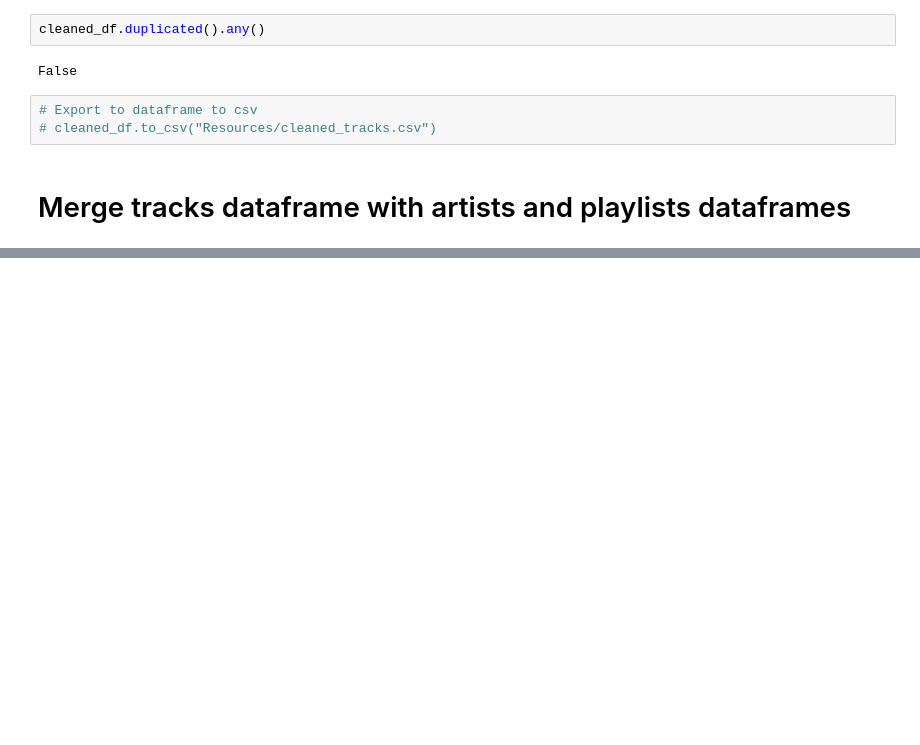
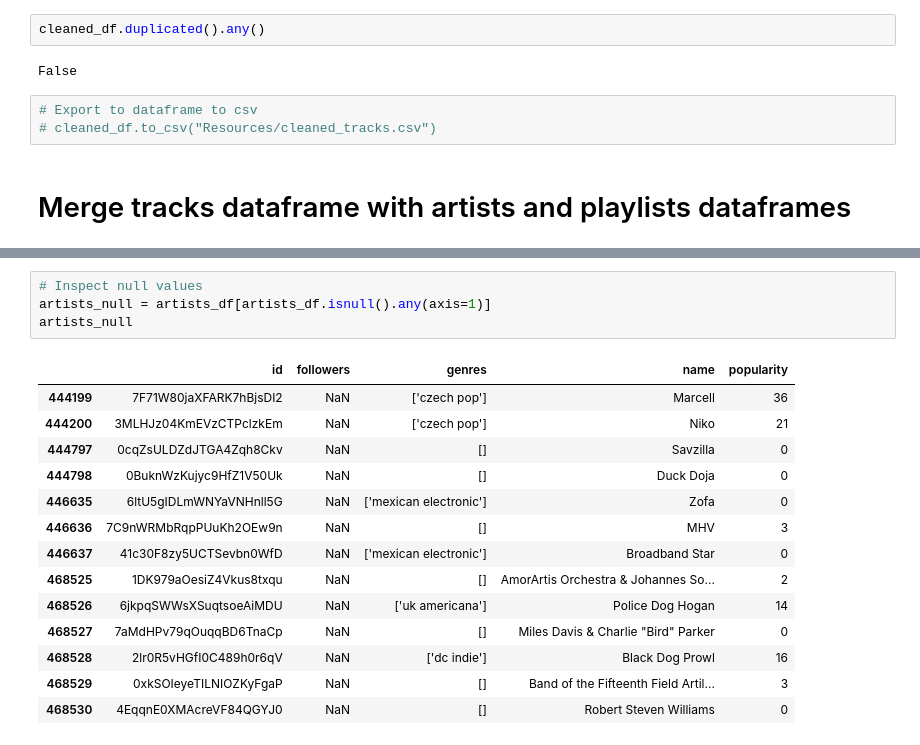
Before and after one commit to halmasieh/Spotify_Analysis, a Jupyter notebook: tracks_eda_etl.ipynb, the cells around one changed output, grey strips where cells are left out. Saved outputs shown, nothing was run; the diff lists cells and outputs as text; blank space fills up the shorter version.

```diff
--- a/tracks_eda_etl.ipynb
+++ b/tracks_eda_etl.ipynb
@@ -394,0 +426,19 @@ artists_df
+# %%
+# Inspect null values
+artists_null = artists_df[artists_df.isnull().any(axis=1)]
+artists_null
+# %% [output]
+|  | id | followers | genres | name | popularity |
+| 444199 | 7F71W80jaXFARK7hBjsDI2 | NaN | ['czech pop'] | Marcell | 36 |
+| 444200 | 3MLHJz04KmEVzCTPclzkEm | NaN | ['czech pop'] | Niko | 21 |
+| 444797 | 0cqZsULDZdJTGA4Zqh8Ckv | NaN | [] | Savzilla | 0 |
+| 444798 | 0BuknWzKujyc9HfZ1V50Uk | NaN | [] | Duck Doja | 0 |
+| 446635 | 6ltU5gIDLmWNYaVNHnll5G | NaN | ['mexican electronic'] | Zofa | 0 |
+| 446636 | 7C9nWRMbRqpPUuKh2OEw9n | NaN | [] | MHV | 3 |
+| 446637 | 41c30F8zy5UCTSevbn0WfD | NaN | ['mexican electronic'] | Broadband Star | 0 |
+| 468525 | 1DK979aOesiZ4Vkus8txqu | NaN | [] | AmorArtis Orchestra & Johannes So... | 2 |
+| 468526 | 6jkpqSWWsXSuqtsoeAiMDU | NaN | ['uk americana'] | Police Dog Hogan | 14 |
+| 468527 | 7aMdHPv79qOuqqBD6TnaCp | NaN | [] | Miles Davis & Charlie "Bird" Parker | 0 |
+| 468528 | 2lr0R5vHGfI0C489h0r6qV | NaN | ['dc indie'] | Black Dog Prowl | 16 |
+| 468529 | 0xkSOIeyeTILNIOZKyFgaP | NaN | [] | Band of the Fifteenth Field Artil... | 3 |
+| 468530 | 4EqqnE0XMAcreVF84QGYJ0 | NaN | [] | Robert Steven Williams | 0 |
```
Also changed, not shown: parts of 9 cells of this notebook.
